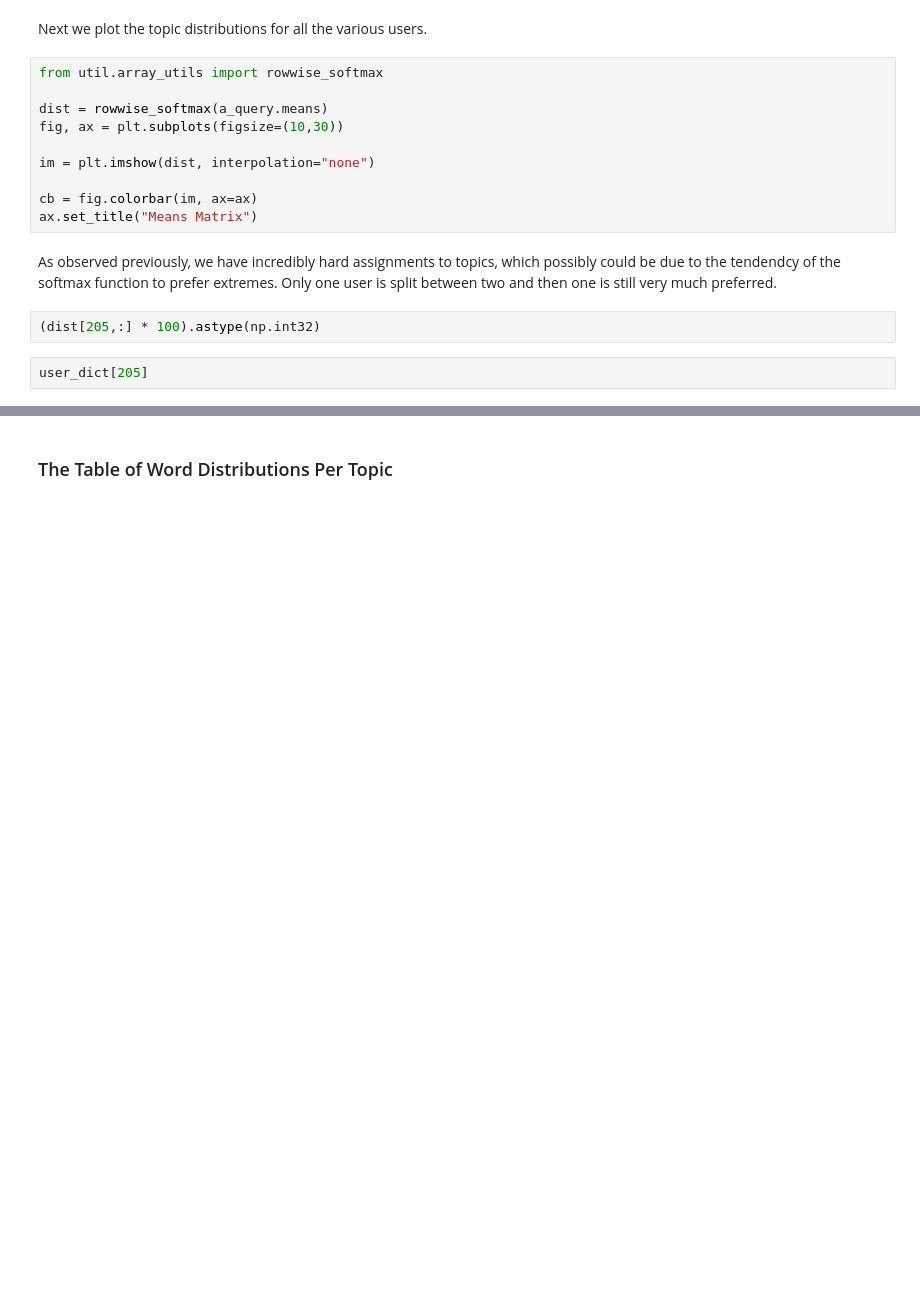
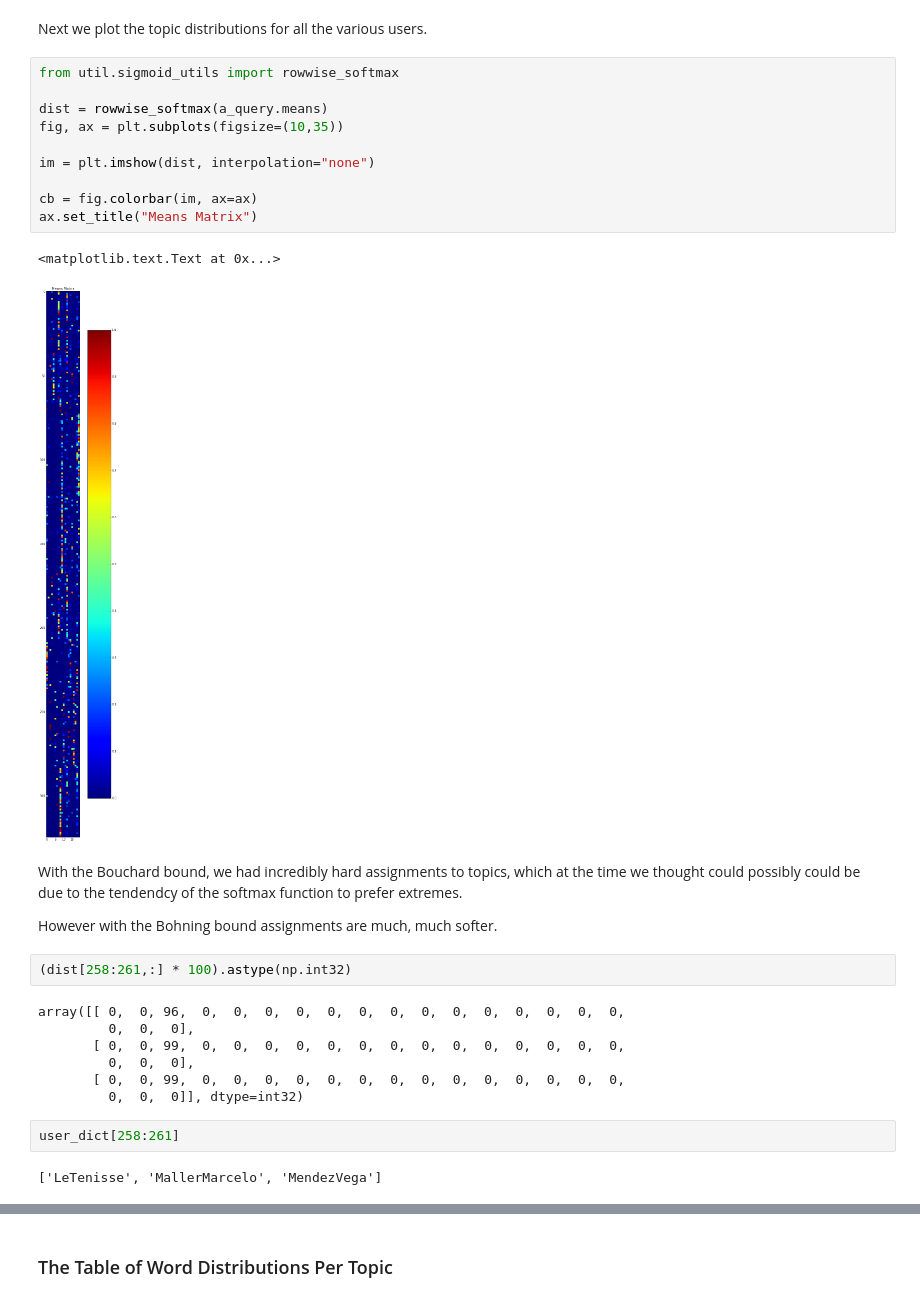
Before and after one commit to budgefeeney/sidetopics, a Jupyter notebook: src/notebooks/DatasetTests.ipynb, the cells around one changed output, grey strips where cells are left out. Saved outputs shown, nothing was run; the diff lists cells and outputs as text; blank space fills up the shorter version.

```diff
--- a/src/notebooks/DatasetTests.ipynb
+++ b/src/notebooks/DatasetTests.ipynb
@@ -799,18 +814,32 @@ ax.set_title("Covariance Matrix")
 # %% [markdown]
 Next we plot the topic distributions for all the various users.
 # %%
-from util.array_utils import rowwise_softmax
+from util.sigmoid_utils import rowwise_softmax
 
 dist = rowwise_softmax(a_query.means)
-fig, ax = plt.subplots(figsize=(10,30))
+fig, ax = plt.subplots(figsize=(10,35))
 
 im = plt.imshow(dist, interpolation="none")
 
 cb = fig.colorbar(im, ax=ax)
 ax.set_title("Means Matrix")
+# %% [output]
+<matplotlib.text.Text at 0x...>
+[figure, added]
 # %% [markdown]
-As observed previously, we have incredibly hard assignments to topics, which possibly could be due to the tendendcy of the softmax function to prefer extremes. Only one user is split between two and then one is still very much preferred.
+With the Bouchard bound, we had incredibly hard assignments to topics, which at the time we thought could possibly could be due to the tendendcy of the softmax function to prefer extremes.
+
+However with the Bohning bound assignments are much, much softer.
 # %%
-(dist[205,:] * 100).astype(np.int32)
+(dist[258:261,:] * 100).astype(np.int32)
+# %% [output]
+array([[ 0,  0, 96,  0,  0,  0,  0,  0,  0,  0,  0,  0,  0,  0,  0,  0,  0,
+         0,  0,  0],
+       [ 0,  0, 99,  0,  0,  0,  0,  0,  0,  0,  0,  0,  0,  0,  0,  0,  0,
+         0,  0,  0],
+       [ 0,  0, 99,  0,  0,  0,  0,  0,  0,  0,  0,  0,  0,  0,  0,  0,  0,
+         0,  0,  0]], dtype=int32)
-# %%
-user_dict[205]
+# %%
+user_dict[258:261]
+# %% [output]
+['LeTenisse', 'MallerMarcelo', 'MendezVega']
```
Also changed, not shown: parts of 35 cells of this notebook.
